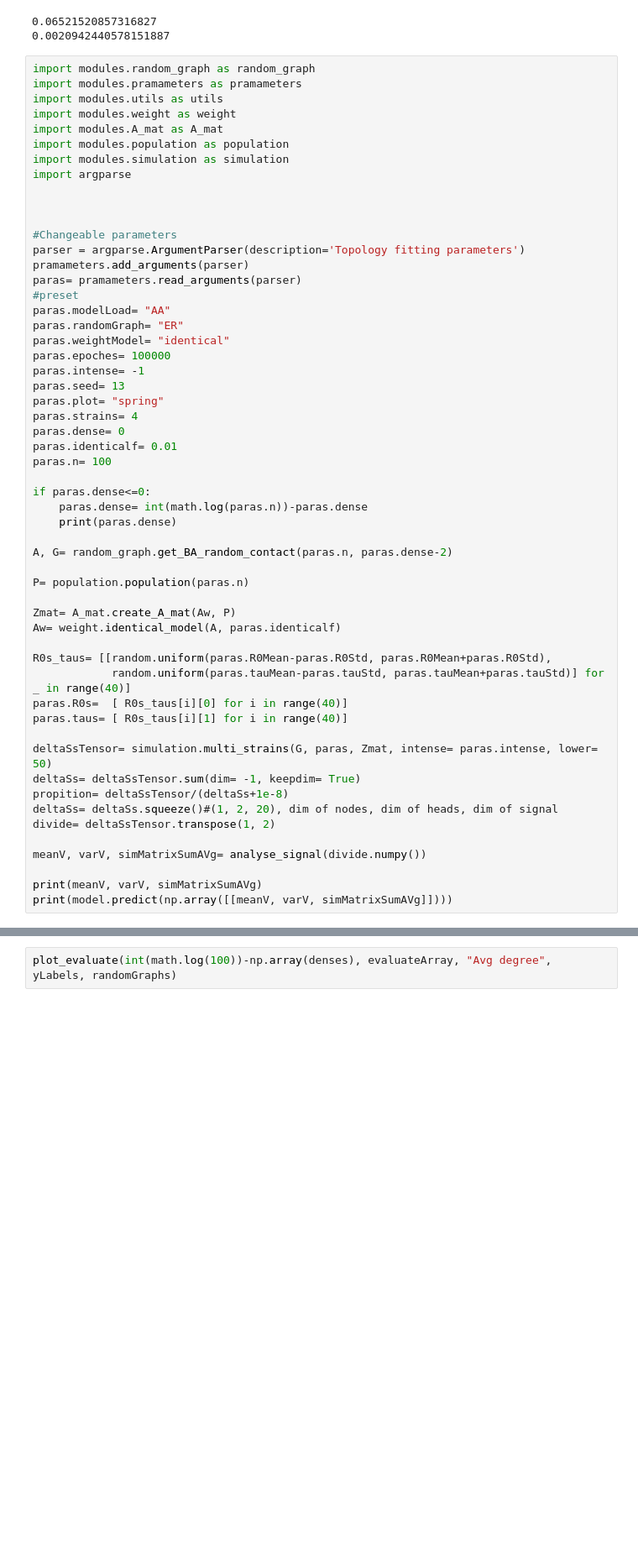
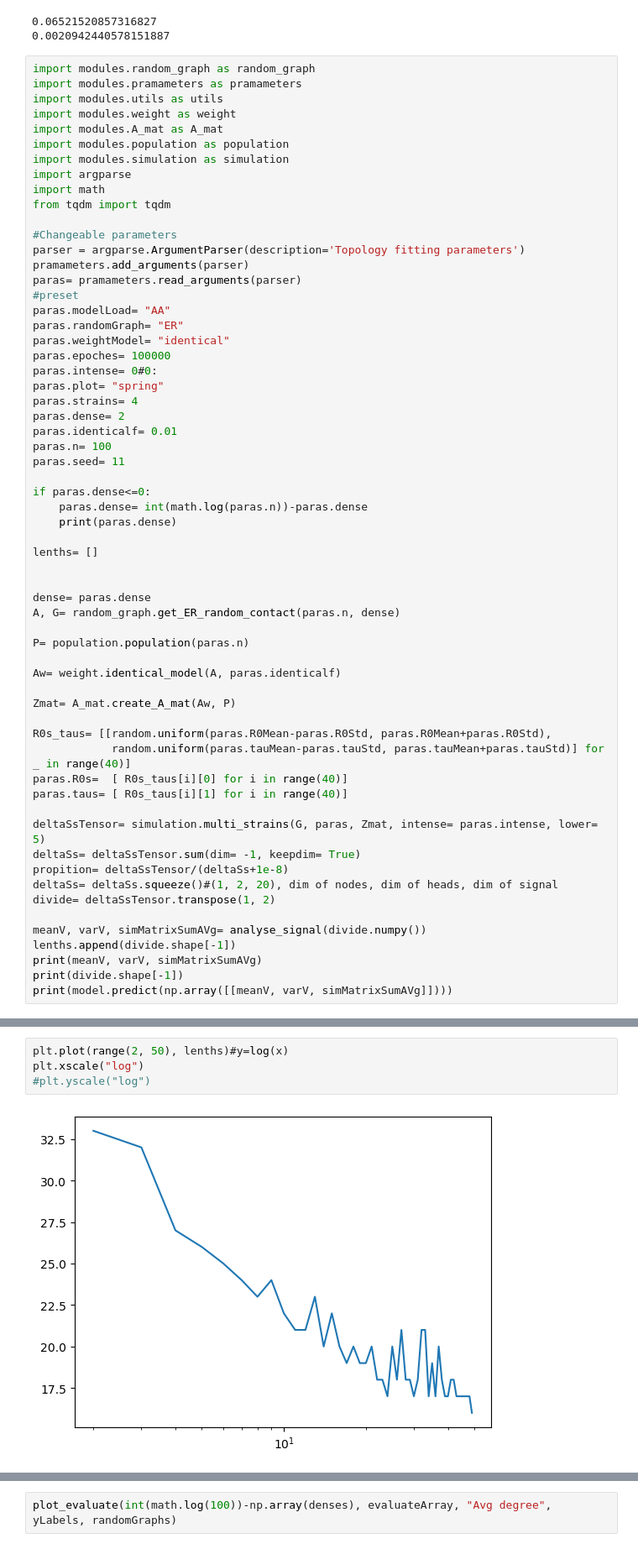
Before and after one commit to bizhili/Topology_Learning_Epis, a Jupyter notebook: readExperiment.ipynb, the cells around one changed output, grey strips where cells are left out. Shown at 84% size. Cells and saved outputs as stored; diff of their text form; blank space fills up the shorter version.

```diff
--- a/readExperiment.ipynb
+++ b/readExperiment.ipynb
@@ -192,8 +192,8 @@ import modules.A_mat as A_mat
 import modules.population as population
 import modules.simulation as simulation
 import argparse
-
-
+import math
+from tqdm import tqdm
 
 #Changeable parameters
 parser = argparse.ArgumentParser(description='Topology fitting parameters')
@@ -204,38 +204,44 @@ paras.modelLoad= "AA"
 paras.randomGraph= "ER"
 paras.weightModel= "identical"
 paras.epoches= 100000
-paras.intense= -1
-paras.seed= 13
+paras.intense= 0#0:
 paras.plot= "spring"
 paras.strains= 4
-paras.dense= 0
+paras.dense= 2
 paras.identicalf= 0.01
 paras.n= 100
+paras.seed= 11
 
 if paras.dense<=0:
     paras.dense= int(math.log(paras.n))-paras.dense
     print(paras.dense)
 
-A, G= random_graph.get_BA_random_contact(paras.n, paras.dense-2)
+lenths= []
+
+
+dense= paras.dense
+A, G= random_graph.get_ER_random_contact(paras.n, dense)
 
 P= population.population(paras.n)
 
+Aw= weight.identical_model(A, paras.identicalf)
+
 Zmat= A_mat.create_A_mat(Aw, P)
-Aw= weight.identical_model(A, paras.identicalf)
 
 R0s_taus= [[random.uniform(paras.R0Mean-paras.R0Std, paras.R0Mean+paras.R0Std),
             random.uniform(paras.tauMean-paras.tauStd, paras.tauMean+paras.tauStd)] for _ in range(40)]
 paras.R0s=  [ R0s_taus[i][0] for i in range(40)]
 paras.taus= [ R0s_taus[i][1] for i in range(40)]
 
-deltaSsTensor= simulation.multi_strains(G, paras, Zmat, intense= paras.intense, lower= 50)
+deltaSsTensor= simulation.multi_strains(G, paras, Zmat, intense= paras.intense, lower= 5)
 deltaSs= deltaSsTensor.sum(dim= -1, keepdim= True)
 propition= deltaSsTensor/(deltaSs+1e-8)
 deltaSs= deltaSs.squeeze()#(1, 2, 20), dim of nodes, dim of heads, dim of signal
 divide= deltaSsTensor.transpose(1, 2)
 
 meanV, varV, simMatrixSumAVg= analyse_signal(divide.numpy())
-
+lenths.append(divide.shape[-1])
 print(meanV, varV, simMatrixSumAVg)
+print(divide.shape[-1])
 print(model.predict(np.array([[meanV, varV, simMatrixSumAVg]])))
 # %% [output]
@@ -256,3 +261,9 @@ NumPy matrix saved to file: graphs/er_2024-01-03_11-49-18.npy
+# %%
+plt.plot(range(2, 50), lenths)#y=log(x)
+plt.xscale("log")
+#plt.yscale("log")
+# %% [output]
+[figure, added]
 # %%
 
 identicalf= 0.01
```
Also changed, not shown: parts of 2 cells of this notebook, 4 other files.
